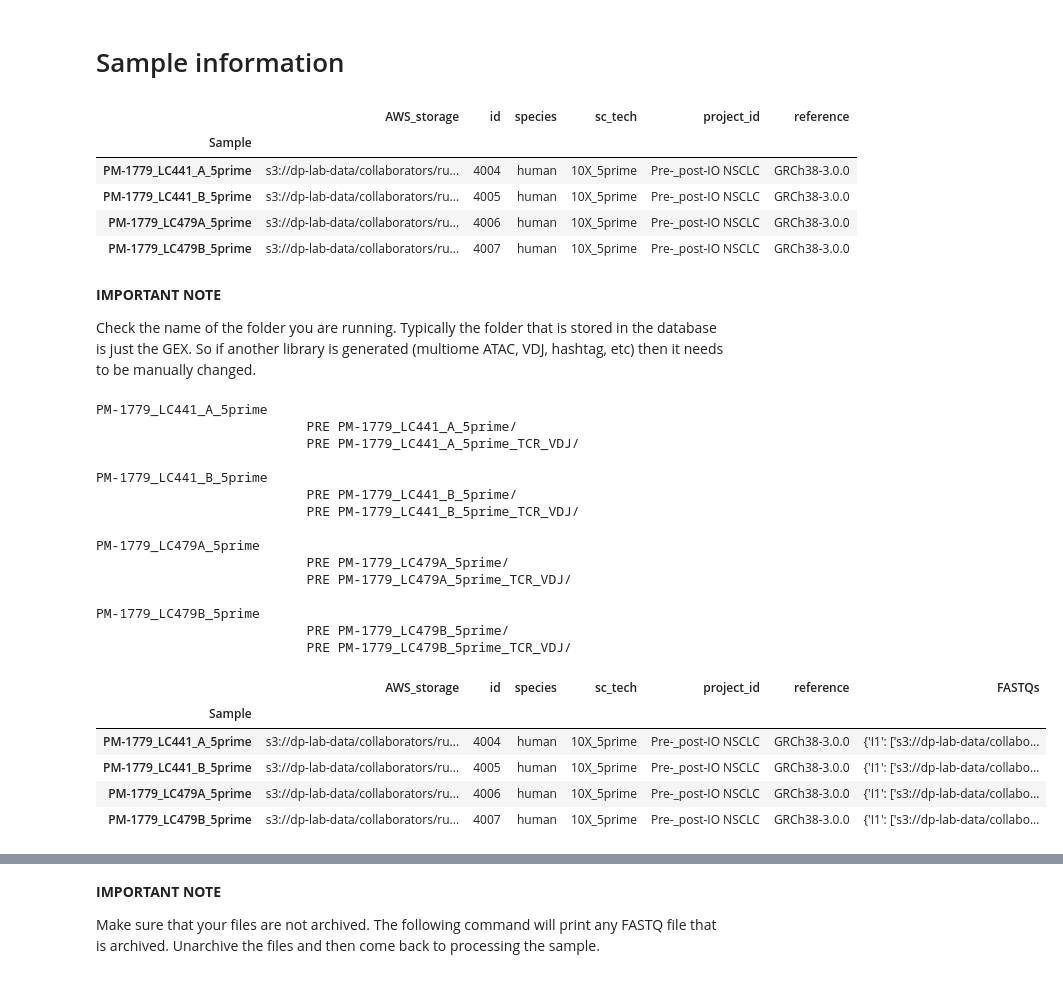
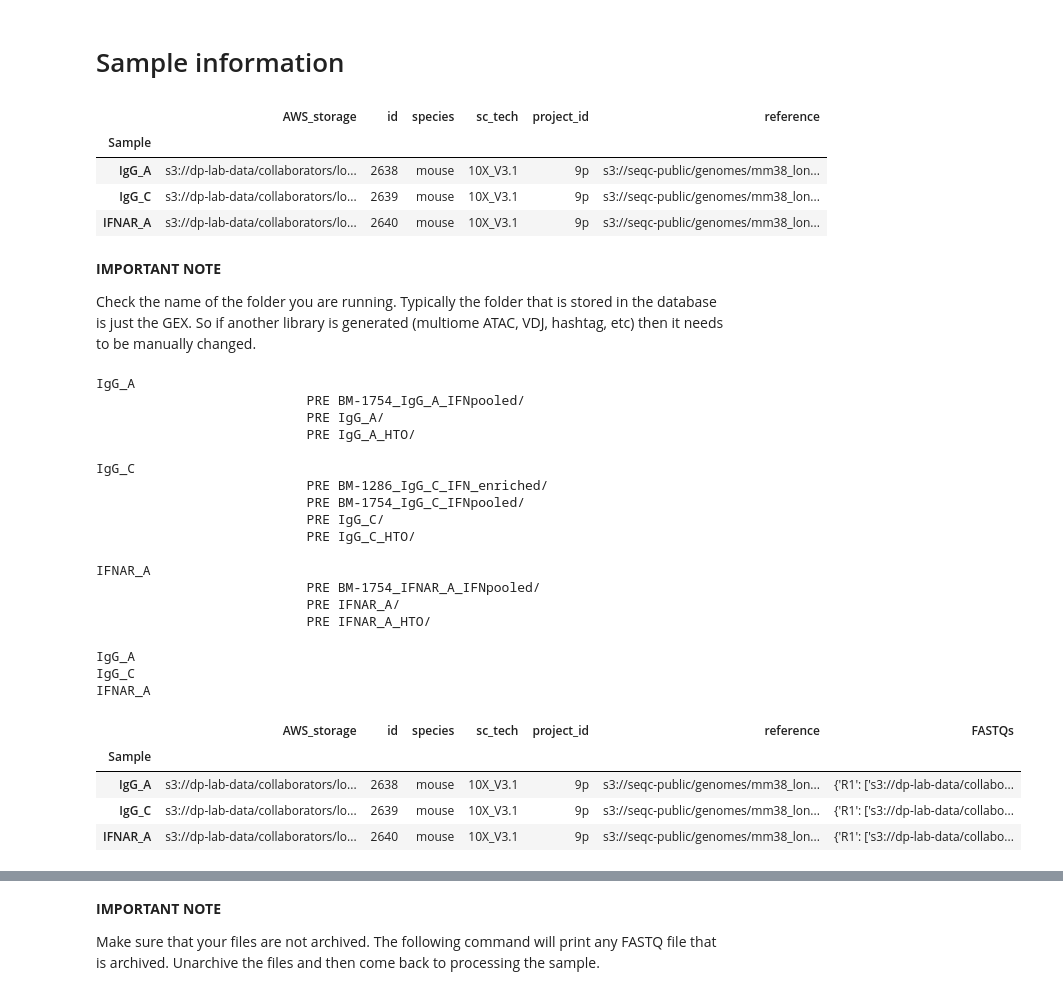
Before and after one commit to andrewmoorman/scing-notebooks, a Jupyter notebook: notebooks/Run_CellRangerGex.ipynb, the cells around one changed output, grey strips where cells are left out. Cells and saved outputs as stored; diff of their text form; code cells hidden in the pictures.

```diff
--- a/notebooks/Run_CellRangerGex.ipynb
+++ b/notebooks/Run_CellRangerGex.ipynb
@@ -72,20 +70,19 @@ with open(db_credentials_path) as f:
 # %%
 # You can supply a list of IDs or request IDs
 
-# request_ids = ['PM-1779']
+# request_ids = ['ARN-1167']
 # samples = sample_scridb_info(request_ids, 'request_id', creds)
 
-sample_ids = list(range(4004, 4008))
+sample_ids = list(range(2638, 2641))
 samples = sample_scridb_info(sample_ids, 'id', creds)
 
 samples
 # %% [output]
 |  | AWS_storage | id | species | sc_tech | project_id | reference |
 | Sample |  |  |  |  |  |  |
-| PM-1779_LC441_A_5prime | s3://dp-lab-data/collaborators/ru... | 4004 | human | 10X_5prime | Pre-_post-IO NSCLC | GRCh38-3.0.0 |
-| PM-1779_LC441_B_5prime | s3://dp-lab-data/collaborators/ru... | 4005 | human | 10X_5prime | Pre-_post-IO NSCLC | GRCh38-3.0.0 |
-| PM-1779_LC479A_5prime | s3://dp-lab-data/collaborators/ru... | 4006 | human | 10X_5prime | Pre-_post-IO NSCLC | GRCh38-3.0.0 |
-| PM-1779_LC479B_5prime | s3://dp-lab-data/collaborators/ru... | 4007 | human | 10X_5prime | Pre-_post-IO NSCLC | GRCh38-3.0.0 |
+| IgG_A | s3://dp-lab-data/collaborators/lo... | 2638 | mouse | 10X_V3.1 | 9p | s3://seqc-public/genomes/mm38_lon... |
+| IgG_C | s3://dp-lab-data/collaborators/lo... | 2639 | mouse | 10X_V3.1 | 9p | s3://seqc-public/genomes/mm38_lon... |
+| IFNAR_A | s3://dp-lab-data/collaborators/lo... | 2640 | mouse | 10X_V3.1 | 9p | s3://seqc-public/genomes/mm38_lon... |
 # %% [markdown]
 <b>IMPORTANT NOTE</b>
 
@@ -100,28 +97,45 @@ for sample, row in samples.iterrows():
     os.system(f'aws s3 ls {path} | grep {sample}')
     print()
 # %% [output]
-PM-1779_LC441_A_5prime
-                           PRE PM-1779_LC441_A_5prime/
-                           PRE PM-1779_LC441_A_5prime_TCR_VDJ/
+IgG_A
+                           PRE BM-1754_IgG_A_IFNpooled/
+                           PRE IgG_A/
+                           PRE IgG_A_HTO/
 
-PM-1779_LC441_B_5prime
-                           PRE PM-1779_LC441_B_5prime/
-                           PRE PM-1779_LC441_B_5prime_TCR_VDJ/
+IgG_C
+                           PRE BM-1286_IgG_C_IFN_enriched/
+                           PRE BM-1754_IgG_C_IFNpooled/
+                           PRE IgG_C/
+                           PRE IgG_C_HTO/
 
-PM-1779_LC479A_5prime
-                           PRE PM-1779_LC479A_5prime/
-                           PRE PM-1779_LC479A_5prime_TCR_VDJ/
-
-PM-1779_LC479B_5prime
-                           PRE PM-1779_LC479B_5prime/
-                           PRE PM-1779_LC479B_5prime_TCR_VDJ/
+IFNAR_A
+                           PRE BM-1754_IFNAR_A_IFNpooled/
+                           PRE IFNAR_A/
+                           PRE IFNAR_A_HTO/
 # %%
-samples["FASTQs"] = samples["AWS_storage"].apply(lambda x: get_fastqs(x, fastq_map[prefix], "FASTQ"))
+# If FASTQ files are in one folder
+# fastq_map = ['R1','R2']
+# samples["FASTQs"] = samples["AWS_storage"].apply(lambda x: get_fastqs(x, fastq_map, "FASTQ"))
+
+# samples["FASTQs"] = samples["AWS_storage"].apply(lambda x: get_fastqs(x, fastq_map[prefix], "FASTQ"))
+
+# If the sample has SEQC split FASTQ files into different folders
+fastqs = []
+for sample, row in samples.iterrows():
+    print(sample)
+    r1 = get_fastqs(row['AWS_storage'], ['R1'], "barcode")
+    r2 = get_fastqs(row['AWS_storage'], ['R2'], "genomic")
+
+    fastqs.append({**r1, **r2})
+
+samples['FASTQs'] = fastqs
 samples
 # %% [output]
+IgG_A
+IgG_C
+IFNAR_A
 |  | AWS_storage | id | species | sc_tech | project_id | reference | FASTQs |
 | Sample |  |  |  |  |  |  |  |
-| PM-1779_LC441_A_5prime | s3://dp-lab-data/collaborators/ru... | 4004 | human | 10X_5prime | Pre-_post-IO NSCLC | GRCh38-3.0.0 | {'I1': ['s3://dp-lab-data/collabo... |
-| PM-1779_LC441_B_5prime | s3://dp-lab-data/collaborators/ru... | 4005 | human | 10X_5prime | Pre-_post-IO NSCLC | GRCh38-3.0.0 | {'I1': ['s3://dp-lab-data/collabo... |
-| PM-1779_LC479A_5prime | s3://dp-lab-data/collaborators/ru... | 4006 | human | 10X_5prime | Pre-_post-IO NSCLC | GRCh38-3.0.0 | {'I1': ['s3://dp-lab-data/collabo... |
-| PM-1779_LC479B_5prime | s3://dp-lab-data/collaborators/ru... | 4007 | human | 10X_5prime | Pre-_post-IO NSCLC | GRCh38-3.0.0 | {'I1': ['s3://dp-lab-data/collabo... |
+| IgG_A | s3://dp-lab-data/collaborators/lo... | 2638 | mouse | 10X_V3.1 | 9p | s3://seqc-public/genomes/mm38_lon... | {'R1': ['s3://dp-lab-data/collabo... |
+| IgG_C | s3://dp-lab-data/collaborators/lo... | 2639 | mouse | 10X_V3.1 | 9p | s3://seqc-public/genomes/mm38_lon... | {'R1': ['s3://dp-lab-data/collabo... |
+| IFNAR_A | s3://dp-lab-data/collaborators/lo... | 2640 | mouse | 10X_V3.1 | 9p | s3://seqc-public/genomes/mm38_lon... | {'R1': ['s3://dp-lab-data/collabo... |
```
Also changed, not shown: parts of 15 cells of this notebook, 31 other files.
